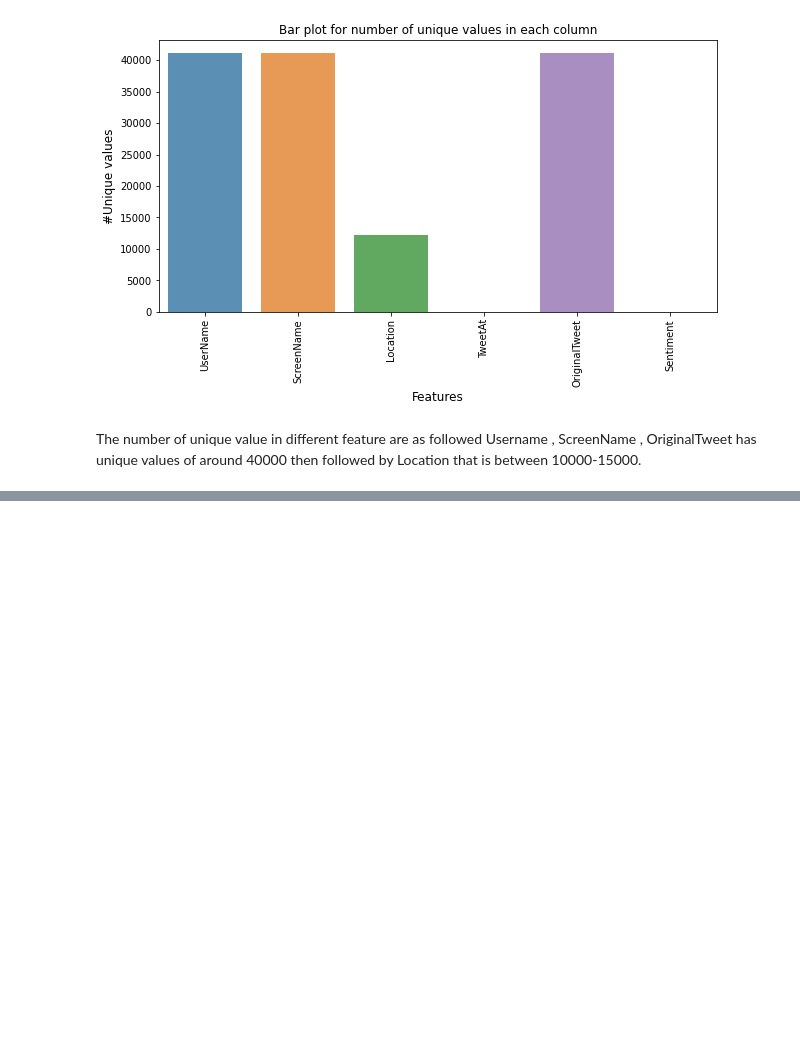
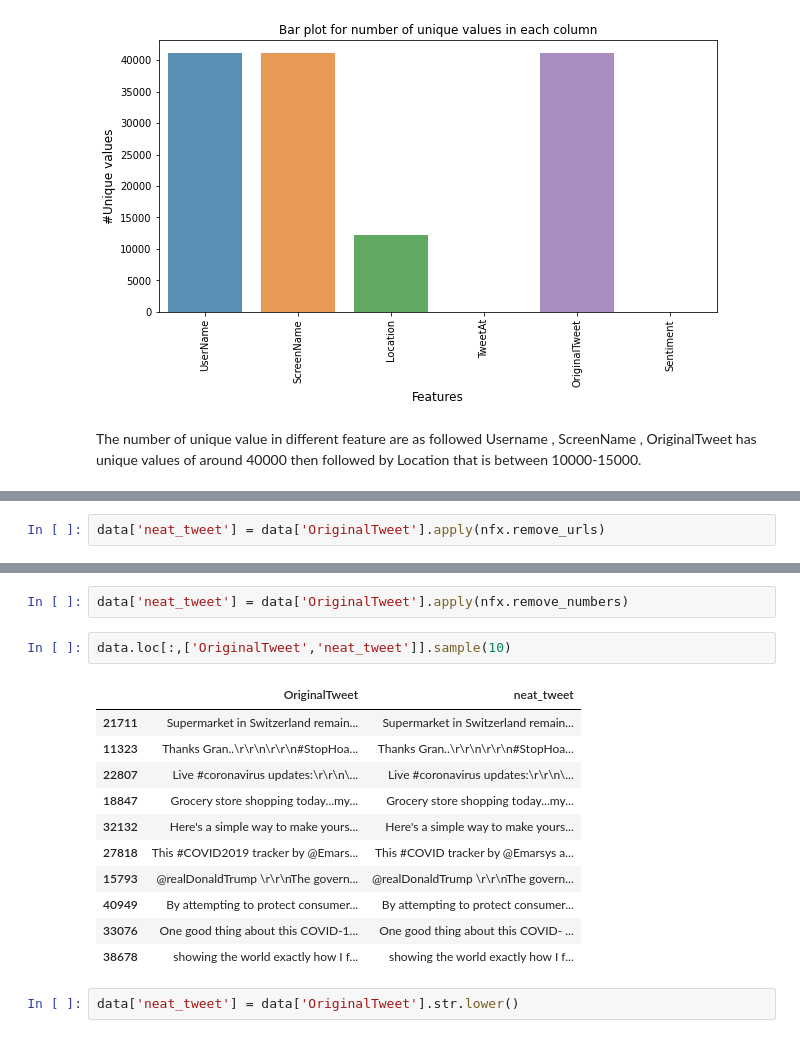
Before and after one commit to itsmesudhanshu/Cardiovascular-risk-prediction, a Jupyter notebook: Coronavirus_Tweet_Sentiment_Analysis.ipynb, the cells around one changed output, grey strips where cells are left out. Saved outputs shown, nothing was run; the diff lists cells and outputs as text; blank space fills up the shorter version.

```diff
--- a/Coronavirus_Tweet_Sentiment_Analysis.ipynb
+++ b/Coronavirus_Tweet_Sentiment_Analysis.ipynb
@@ -213,0 +337,2 @@ The number of unique value in different feature are as followed Username , Scree
+# %%
+data['neat_tweet'] = data['OriginalTweet'].apply(nfx.remove_urls)
@@ -213,0 +353,18 @@ The number of unique value in different feature are as followed Username , Scree
+# %%
+data['neat_tweet'] = data['OriginalTweet'].apply(nfx.remove_numbers)
+# %%
+data.loc[:,['OriginalTweet','neat_tweet']].sample(10)
+# %% [output]
+|  | OriginalTweet | neat_tweet |
+| 21711 | Supermarket in Switzerland remain... | Supermarket in Switzerland remain... |
+| 11323 | Thanks Gran..\r\r\n\r\r\n#StopHoa... | Thanks Gran..\r\r\n\r\r\n#StopHoa... |
+| 22807 | Live #coronavirus updates:\r\r\n\... | Live #coronavirus updates:\r\r\n\... |
+| 18847 | Grocery store shopping today...my... | Grocery store shopping today...my... |
+| 32132 | Here's a simple way to make yours... | Here's a simple way to make yours... |
+| 27818 | This #COVID2019 tracker by @Emars... | This #COVID tracker by @Emarsys a... |
+| 15793 | @realDonaldTrump \r\r\nThe govern... | @realDonaldTrump \r\r\nThe govern... |
+| 40949 | By attempting to protect consumer... | By attempting to protect consumer... |
+| 33076 | One good thing about this COVID-1... | One good thing about this COVID- ... |
+| 38678 | showing the world exactly how I f... | showing the world exactly how I f... |
+# %%
+data['neat_tweet'] = data['OriginalTweet'].str.lower()
```
Also changed, not shown: parts of 17 cells of this notebook.
